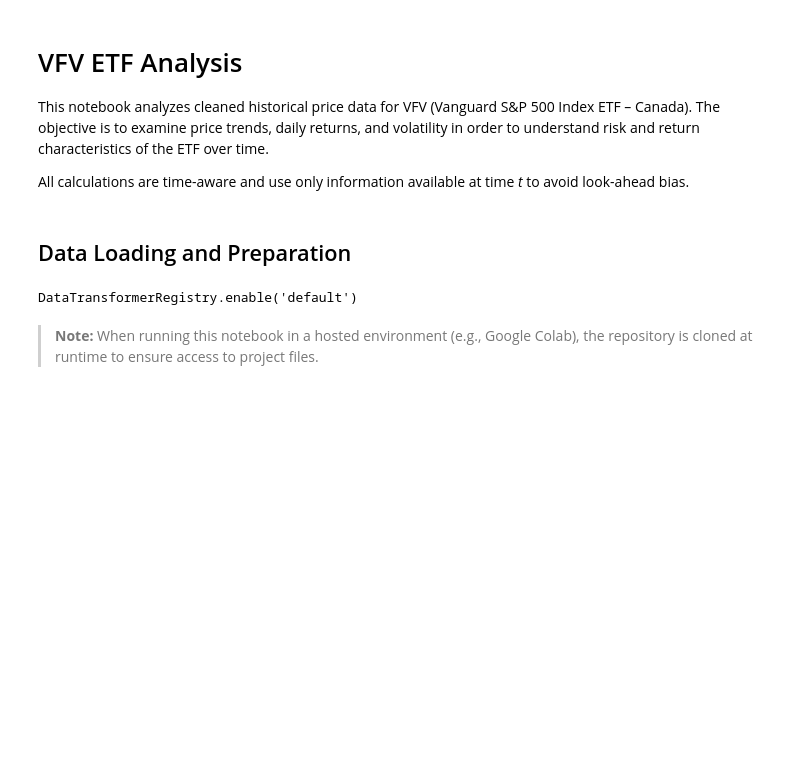
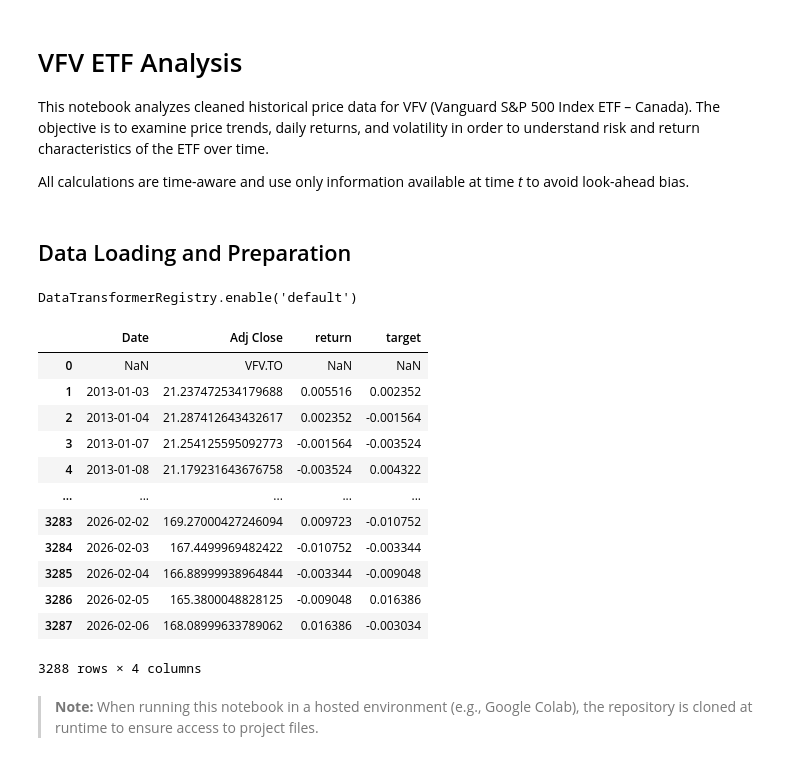
Before and after one commit to lautrevor/data-science-portfolio, a Jupyter notebook: project-2-vfv-signal-vs-noise/notebooks/02_features_and_time_split.ipynb, the cells around one changed output. Saved outputs shown, nothing was run; the diff lists cells and outputs as text; code cells hidden in the pictures; blank space fills up the shorter version.

```diff
--- a/project-2-vfv-signal-vs-noise/notebooks/02_features_and_time_split.ipynb
+++ b/project-2-vfv-signal-vs-noise/notebooks/02_features_and_time_split.ipynb
@@ -28,7 +27,22 @@ DataTransformerRegistry.enable('default')
 # %%
 vfv_df = pd.read_csv(
     "data-science-portfolio/project-2-vfv-signal-vs-noise/data/vfv_clean.csv"
 )
+vfv_df
+# %% [output]
+|  | Date | Adj Close | return | target |
+| 0 | NaN | VFV.TO | NaN | NaN |
+| 1 | 2013-01-03 | 21.237472534179688 | 0.005516 | 0.002352 |
+| 2 | 2013-01-04 | 21.287412643432617 | 0.002352 | -0.001564 |
+| 3 | 2013-01-07 | 21.254125595092773 | -0.001564 | -0.003524 |
+| 4 | 2013-01-08 | 21.179231643676758 | -0.003524 | 0.004322 |
+| ... | ... | ... | ... | ... |
+| 3283 | 2026-02-02 | 169.27000427246094 | 0.009723 | -0.010752 |
+| 3284 | 2026-02-03 | 167.4499969482422 | -0.010752 | -0.003344 |
+| 3285 | 2026-02-04 | 166.88999938964844 | -0.003344 | -0.009048 |
+| 3286 | 2026-02-05 | 165.3800048828125 | -0.009048 | 0.016386 |
+| 3287 | 2026-02-06 | 168.08999633789062 | 0.016386 | -0.003034 |
+3288 rows × 4 columns
 # %% [markdown]
 > **Note:** When running this notebook in a hosted environment (e.g., Google Colab),
 > the repository is cloned at runtime to ensure access to project files.
```
Also changed, not shown: parts of 11 cells of this notebook.
